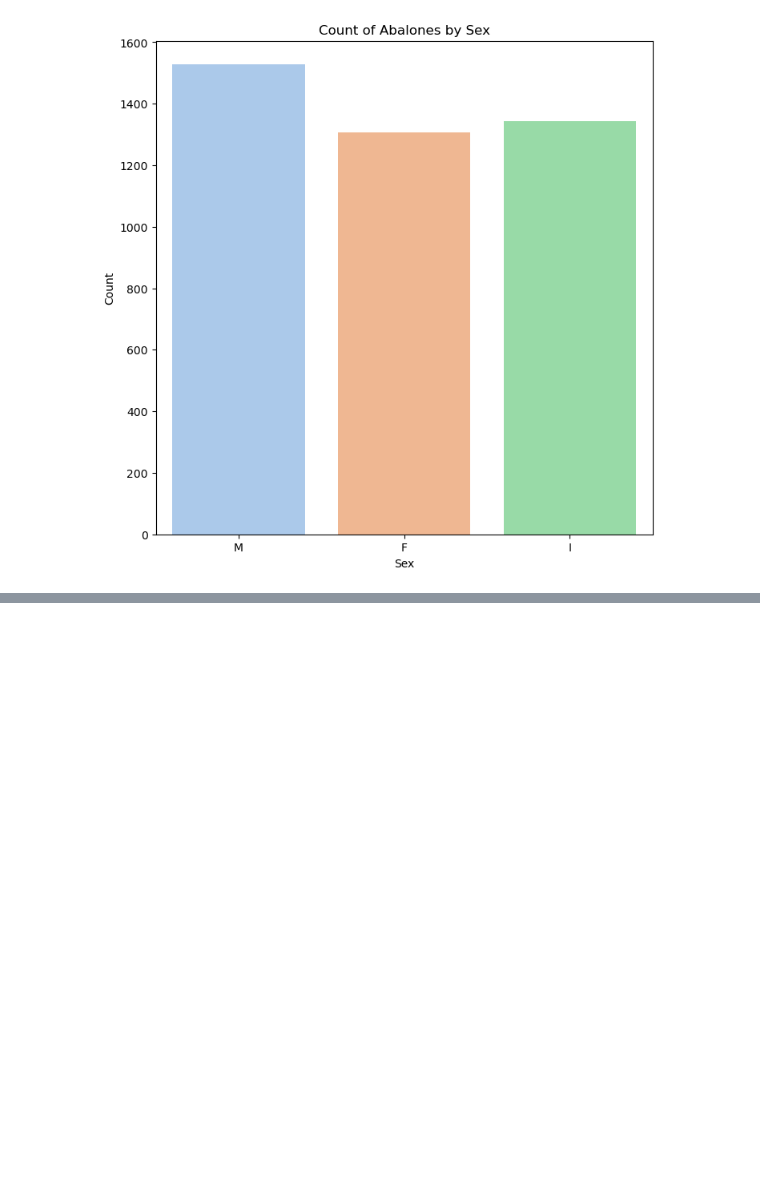
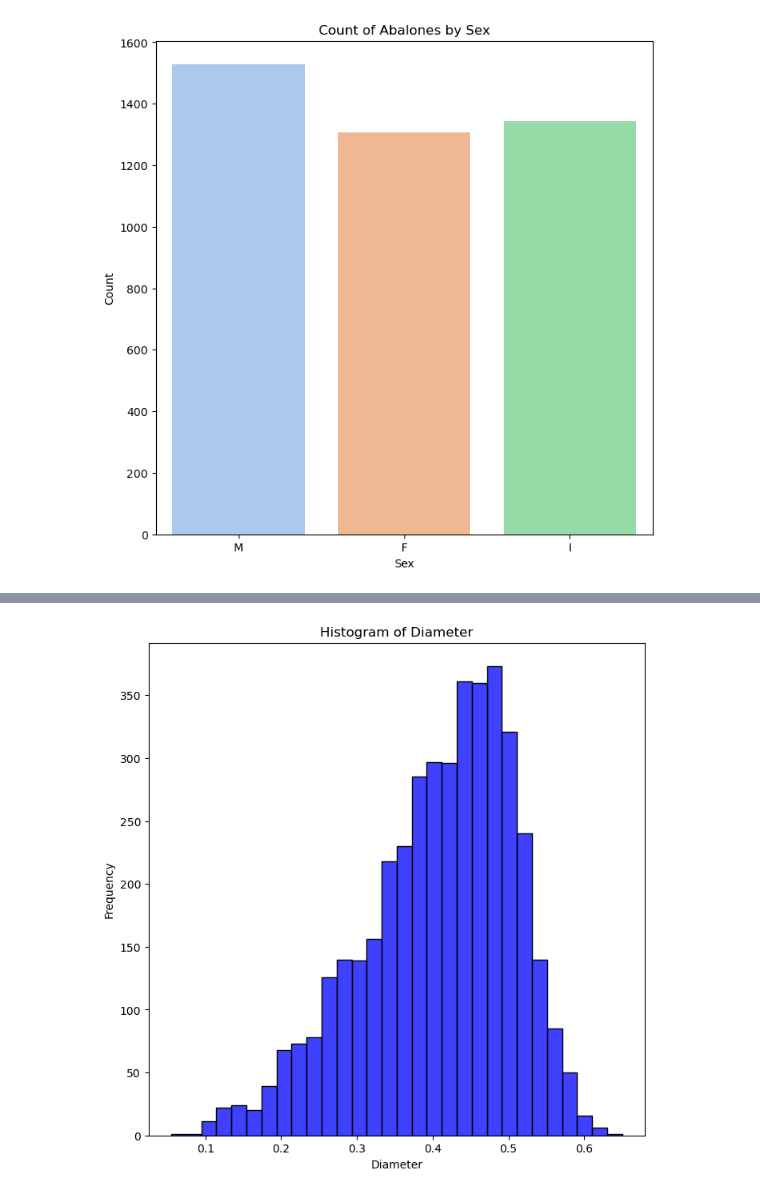
Before and after one commit to RyanMch97/Machine-Learning-Autumn, a Jupyter notebook: MachineLearning-Autumn.ipynb, the cells around one changed output, grey strips where cells are left out. Saved outputs shown, nothing was run; the diff lists cells and outputs as text; code cells hidden in the pictures; blank space fills up the shorter version.

```diff
--- a/MachineLearning-Autumn.ipynb
+++ b/MachineLearning-Autumn.ipynb
@@ -192,0 +222,10 @@ plt.show()
+# %%
+# Histogram for 'Diameter'
+plt.figure(figsize=(8, 8)) # creating fig size
+sns.histplot(df['diameter'], bins=30, color='blue') # creating histplot with height from dataframe, 30 bins to give us a clear visual with blue coloring
+plt.title('Histogram of Diameter') #adding title
+plt.xlabel('Diameter') #x axis labeled diameter
+plt.ylabel('Frequency') # y axis labeled Frequency
+plt.show() # showing histplot
+# %% [output]
+[figure, added]
```
Also changed, not shown: parts of 10 cells of this notebook.
